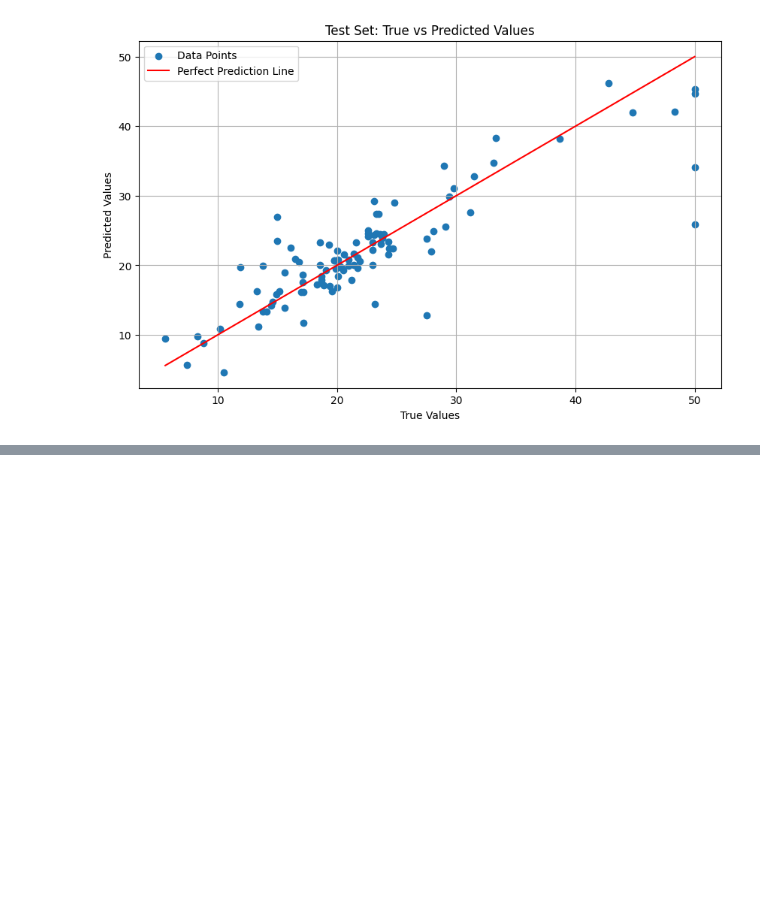
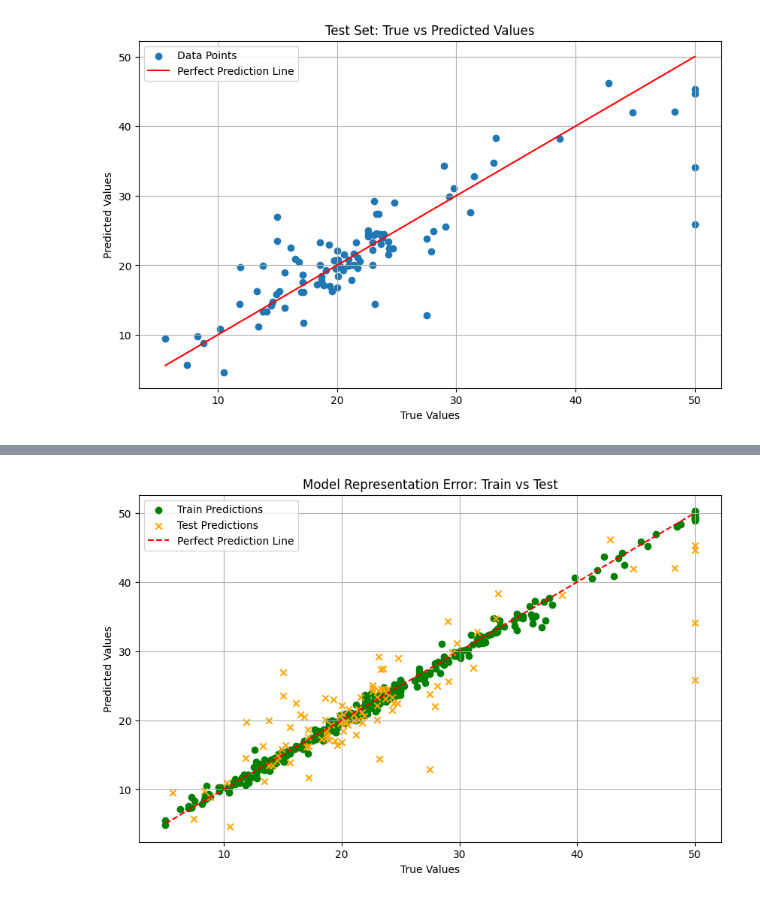
Before and after one commit to acb-code/data-science-learning, a Jupyter notebook: regression_example/regression.ipynb, the cells around one changed output, grey strips where cells are left out. Saved outputs shown, nothing was run; the diff lists cells and outputs as text; code cells hidden in the pictures; blank space fills up the shorter version.

```diff
--- a/regression_example/regression.ipynb
+++ b/regression_example/regression.ipynb
@@ -229,0 +267,34 @@ plot_true_vs_predicted(test_loader, dataset_type="Test")
+# %%
+def plot_representation_error():
+    train_actuals, train_predictions = [], []
+    test_actuals, test_predictions = [], []
+
+    # Collect predictions for training and test sets
+    with torch.no_grad():  # Disable gradient calculation
+        for data, target in train_loader:
+            output = model(data)
+            train_actuals.append(target.item())
+            train_predictions.append(output.item())
+
+        for data, target in test_loader:
+            output = model(data)
+            test_actuals.append(target.item())
+            test_predictions.append(output.item())
+
+    # Plot representation error (generalization error)
+    plt.figure(figsize=(10, 6))
+    plt.scatter(train_actuals, train_predictions, label='Train Predictions', marker='o', color='green')
+    plt.scatter(test_actuals, test_predictions, label='Test Predictions', marker='x', color='orange')
+    plt.plot([min(train_actuals + test_actuals), max(train_actuals + test_actuals)],
+             [min(train_actuals + test_actuals), max(train_actuals + test_actuals)],
+             color='red', linestyle='--', label='Perfect Prediction Line')  # Diagonal line
+    plt.title('Model Representation Error: Train vs Test')
+    plt.xlabel('True Values')
+    plt.ylabel('Predicted Values')
+    plt.legend()
+    plt.grid(True)
+    plt.show()
+# %%
+plot_representation_error()
+# %% [output]
+[figure, added]
```
Also changed, not shown: parts of 7 cells of this notebook.
